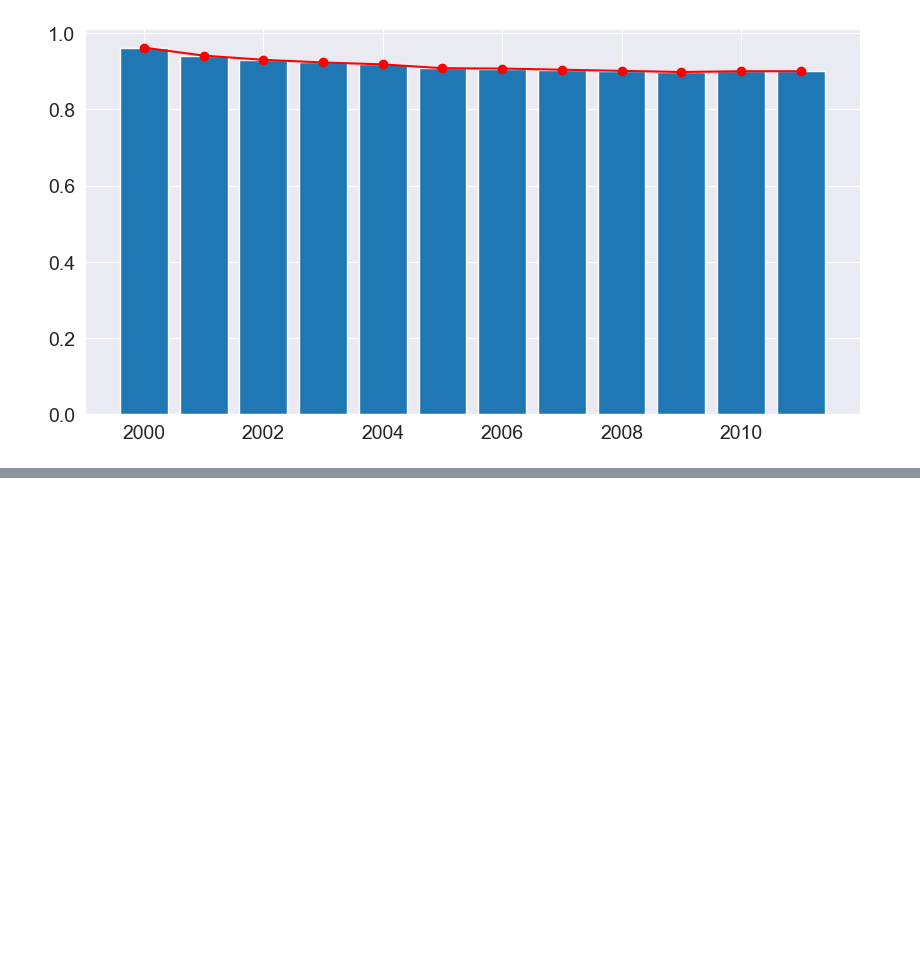
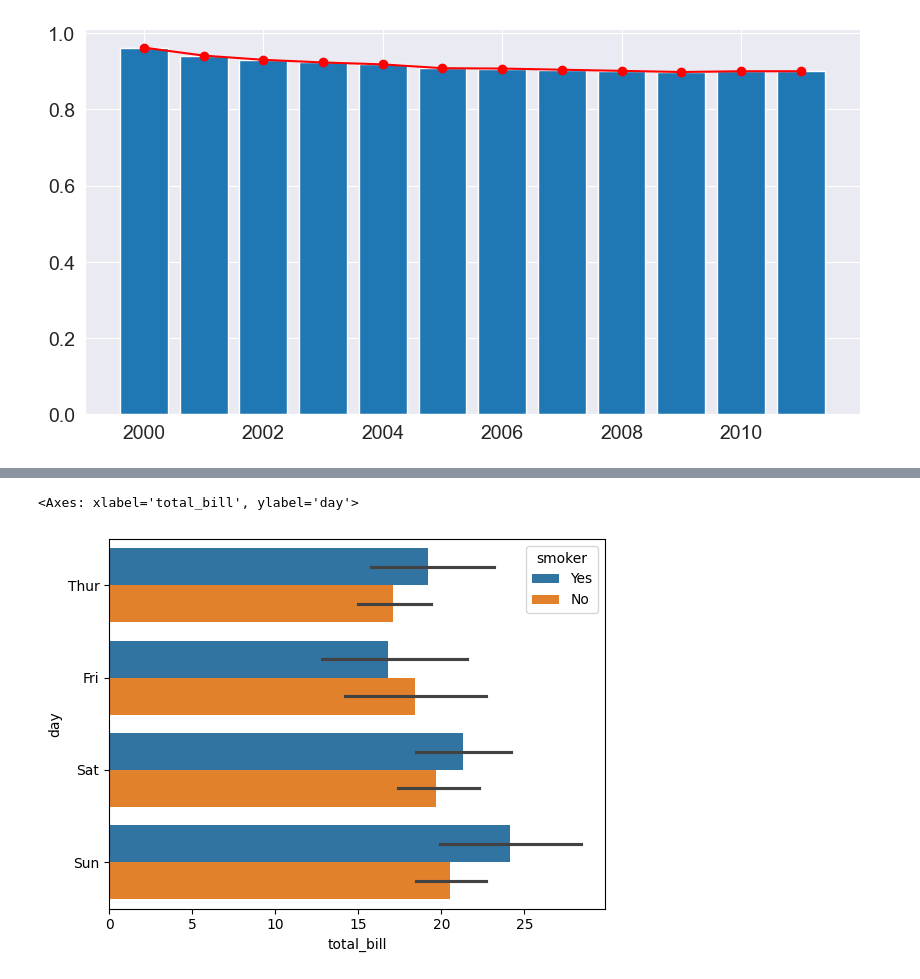
Before and after one commit to UsamaAliK/DATA-VISUALIZATION, a Jupyter notebook: Matplotlib.ipynb, the cells around one changed output, grey strips where cells are left out. Cells and saved outputs as stored; diff of their text form; code cells hidden in the pictures; blank space fills up the shorter version.

```diff
--- a/Matplotlib.ipynb
+++ b/Matplotlib.ipynb
@@ -516,0 +551,5 @@ plt.plot(years,oranges,'o-r')
+# %%
+sns.barplot(x='total_bill',y='day',hue='smoker',data=tip_df)
+# %% [output]
+<Axes: xlabel='total_bill', ylabel='day'>
+[figure, added]
```
Also changed, not shown: parts of 27 cells of this notebook, 2 other files.
